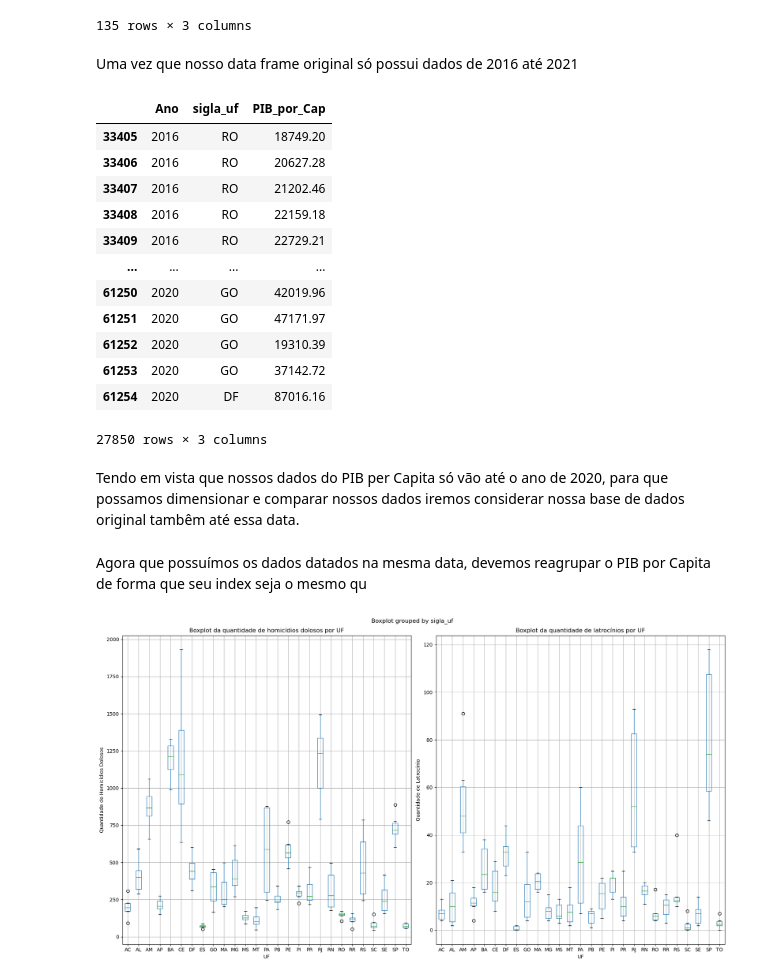
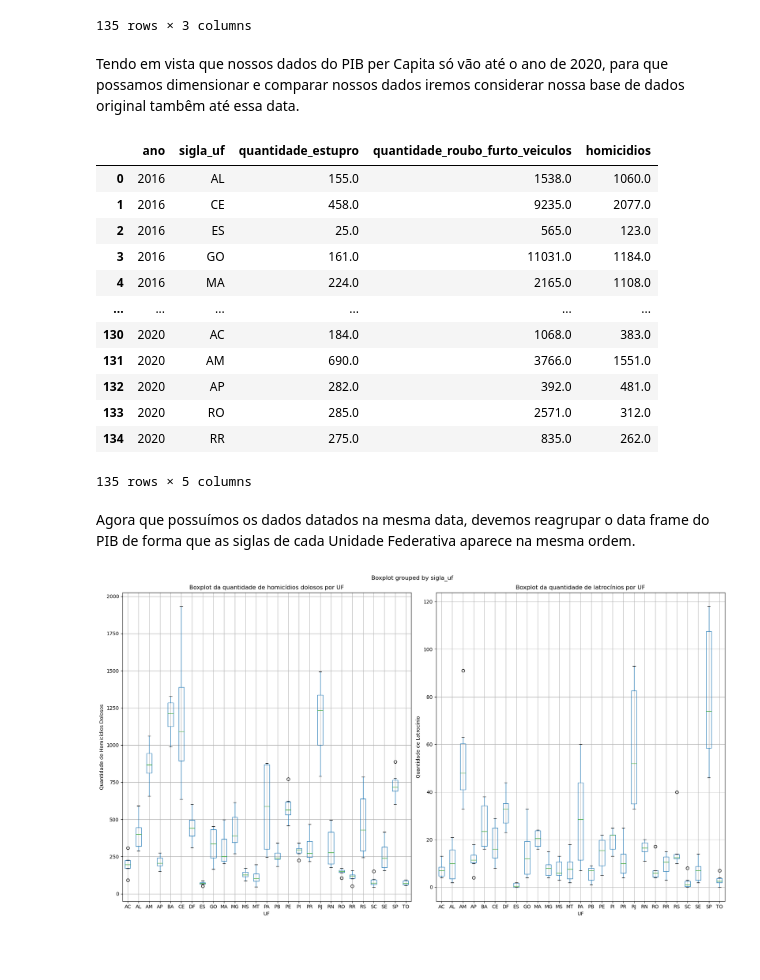
Before and after one commit to Iamiran1/Projeto-2---Ci-ncia-de-Dados, a Jupyter notebook: P2.ipynb, the cells around one changed output. Cells and saved outputs as stored; diff of their text form; code cells hidden in the pictures; blank space fills up the shorter version.

Commit message:
Organizando dados

```diff
--- a/P2.ipynb
+++ b/P2.ipynb
@@ -205,28 +205,26 @@ dados_PIB_filtrado
 | 133 | 2020 | SP | 24558875.95 |
 | 134 | 2020 | TO | 3542870.46 |
 135 rows × 3 columns
-# %% [markdown]
-Uma vez que nosso data frame original só possui dados de 2016 até 2021
-# %%
-dados_PIB = dados_PIB.loc[dados_PIB.Ano >= 2016]
-dados_PIB
-# %% [output]
-|  | Ano | sigla_uf | PIB_por_Cap |
-| 33405 | 2016 | RO | 18749.20 |
-| 33406 | 2016 | RO | 20627.28 |
-| 33407 | 2016 | RO | 21202.46 |
-| 33408 | 2016 | RO | 22159.18 |
-| 33409 | 2016 | RO | 22729.21 |
-| ... | ... | ... | ... |
-| 61250 | 2020 | GO | 42019.96 |
-| 61251 | 2020 | GO | 47171.97 |
-| 61252 | 2020 | GO | 19310.39 |
-| 61253 | 2020 | GO | 37142.72 |
-| 61254 | 2020 | DF | 87016.16 |
-27850 rows × 3 columns
 # %% [markdown]
 Tendo em vista que nossos dados do PIB per Capita só vão até o ano de 2020, para que possamos dimensionar e comparar nossos dados iremos considerar nossa base de dados original tambêm até essa data.
 # %%
+#Organizando dados até 2020
+
 dados_ate_2020 = dados.loc[dados['ano'] <=2020]
+dados_ate_2020
+# %% [output]
+|  | ano | sigla_uf | quantidade_estupro | quantidade_roubo_furto_veiculos | homicidios |
+| 0 | 2016 | AL | 155.0 | 1538.0 | 1060.0 |
+| 1 | 2016 | CE | 458.0 | 9235.0 | 2077.0 |
+| 2 | 2016 | ES | 25.0 | 565.0 | 123.0 |
+| 3 | 2016 | GO | 161.0 | 11031.0 | 1184.0 |
+| 4 | 2016 | MA | 224.0 | 2165.0 | 1108.0 |
+| ... | ... | ... | ... | ... | ... |
+| 130 | 2020 | AC | 184.0 | 1068.0 | 383.0 |
+| 131 | 2020 | AM | 690.0 | 3766.0 | 1551.0 |
+| 132 | 2020 | AP | 282.0 | 392.0 | 481.0 |
+| 133 | 2020 | RO | 285.0 | 2571.0 | 312.0 |
+| 134 | 2020 | RR | 275.0 | 835.0 | 262.0 |
+135 rows × 5 columns
 # %% [markdown]
-Agora que possuímos os dados datados na mesma data, devemos reagrupar o PIB por Capita de forma que seu index seja o mesmo qu
+Agora que possuímos os dados datados na mesma data, devemos reagrupar o data frame do PIB de forma que as siglas de cada Unidade Federativa aparece na mesma ordem.
```
Also changed, not shown: parts of 2 cells of this notebook.
